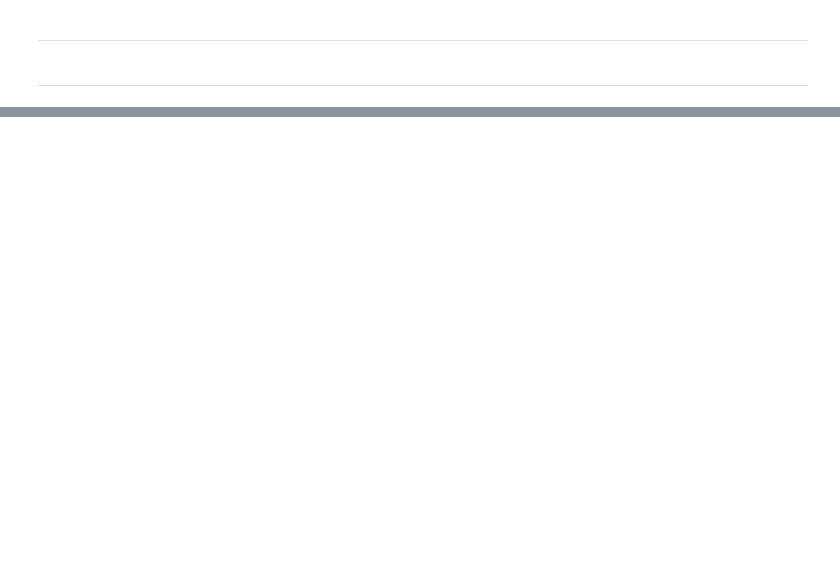
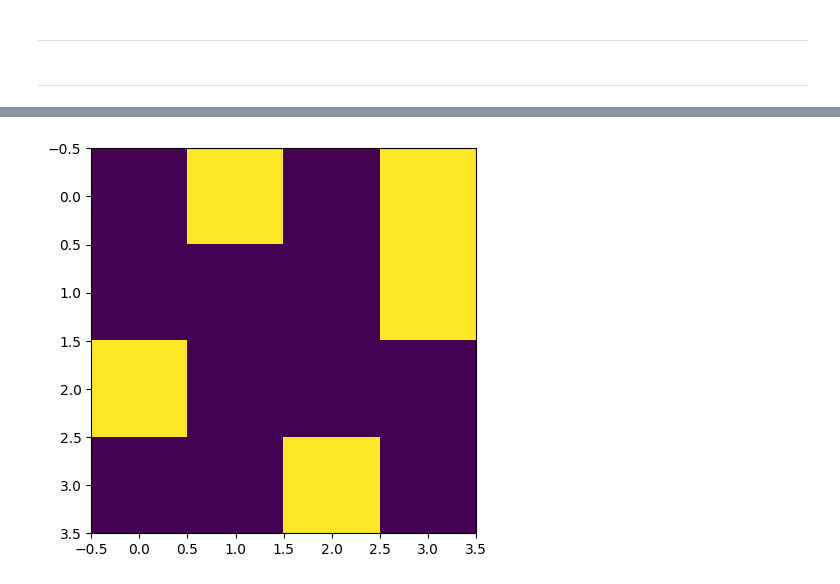
Before and after one commit to VladG00dmanPersonal/ARSO_AI_practise, a Jupyter notebook: Sirius/Math/lingalg/solve_alg.ipynb, the cells around one changed output, grey strips where cells are left out. Cells and saved outputs as stored; diff of their text form; code cells hidden in the pictures; blank space fills up the shorter version.

```diff
--- a/Sirius/Math/lingalg/solve_alg.ipynb
+++ b/Sirius/Math/lingalg/solve_alg.ipynb
@@ -285,0 +367,6 @@ def generate(n):
+# %%
+plt.figure(figsize=(5, 5))
+plt.imshow(field)
+plt.show()
+# %% [output]
+[figure, added]
```
Also changed, not shown: parts of 15 cells of this notebook.
